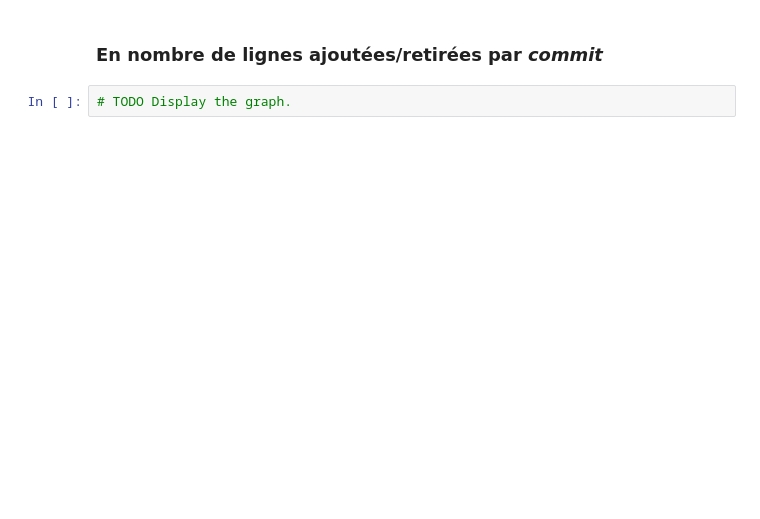
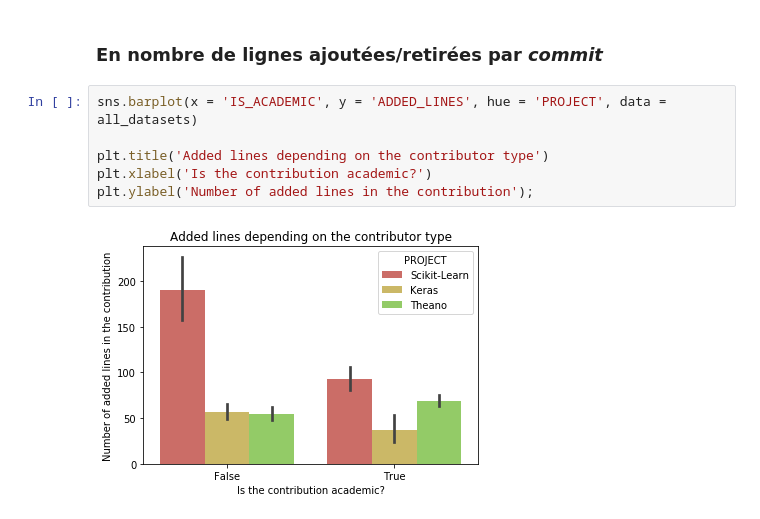
Before and after one commit to AntoineAube/commit-classification, a Jupyter notebook: academic-contributors.ipynb, the cells around one changed output. Cells and saved outputs as stored; diff of their text form; blank space fills up the shorter version.

```diff
--- a/academic-contributors.ipynb
+++ b/academic-contributors.ipynb
@@ -156,4 +172,10 @@ plt.ylabel('Number of modified file of the contribution');
 # %% [markdown]
 ### En nombre de lignes ajoutées/retirées par *commit*
-# %%
-# TODO Display the graph.
+# %%
+sns.barplot(x = 'IS_ACADEMIC', y = 'ADDED_LINES', hue = 'PROJECT', data = all_datasets)
+
+plt.title('Added lines depending on the contributor type')
+plt.xlabel('Is the contribution academic?')
+plt.ylabel('Number of added lines in the contribution');
+# %% [output]
+[figure, added]
```
Also changed, not shown: parts of 7 cells of this notebook, 4 other files.
